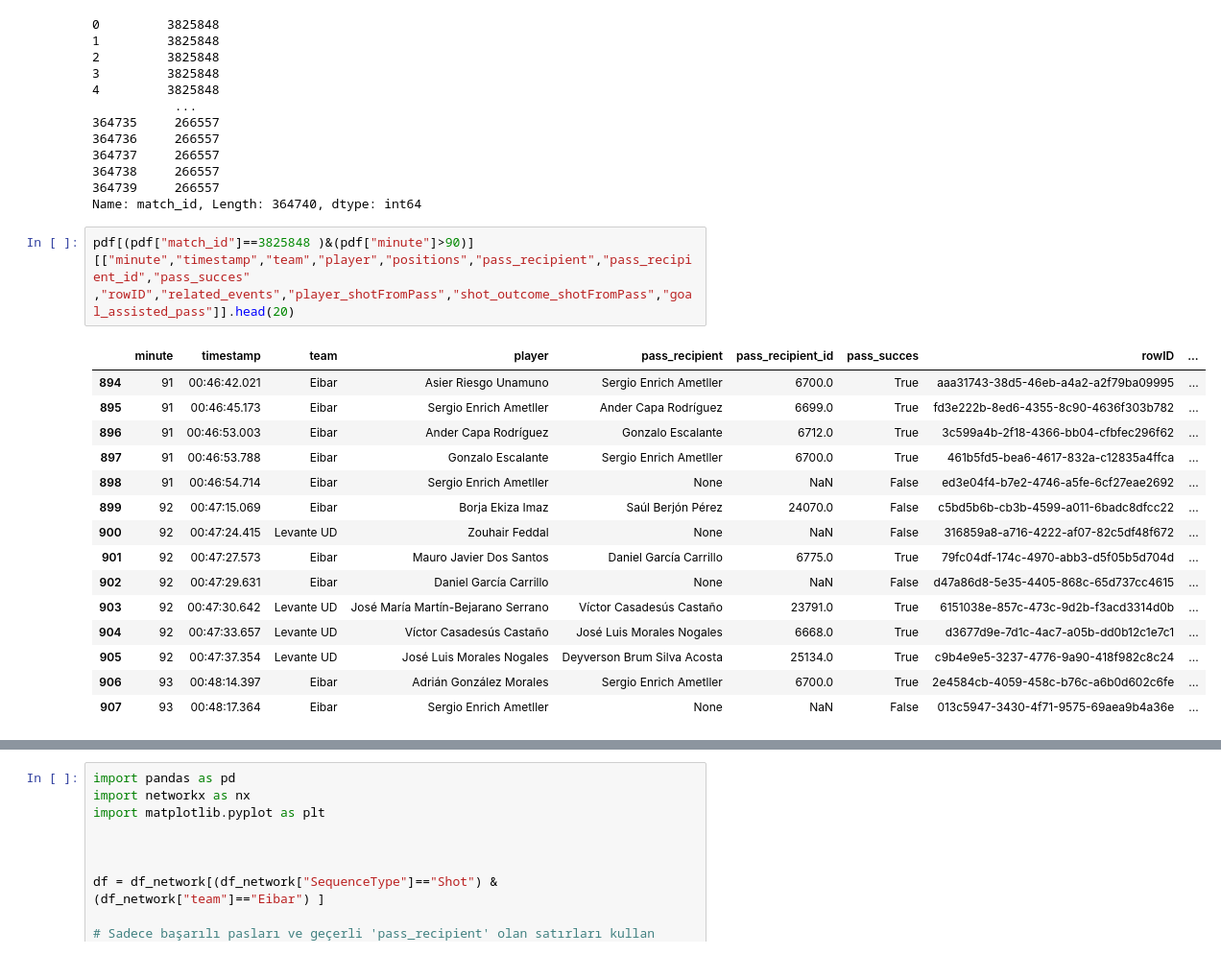
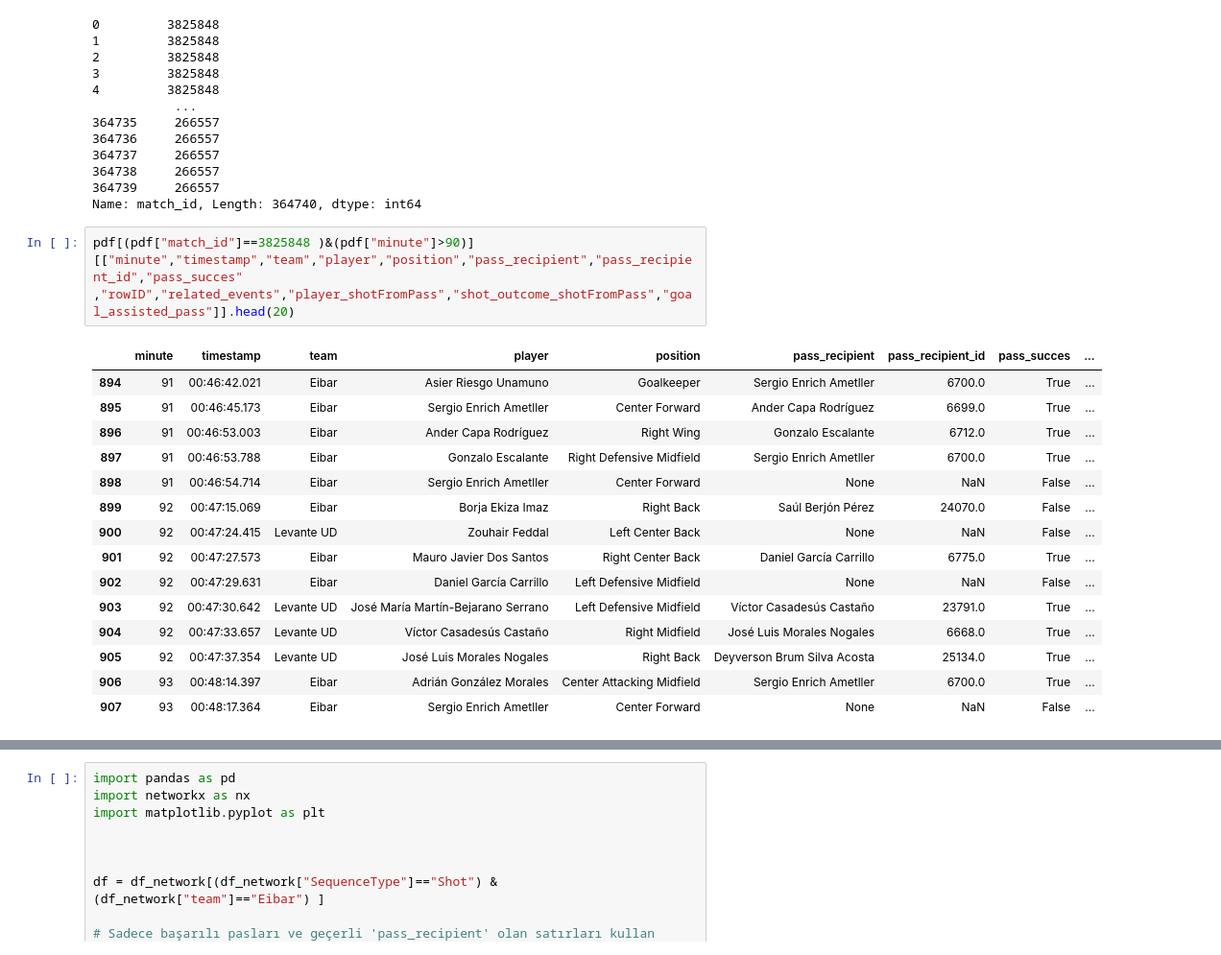
Before and after one commit to emirsglm/Bitirme, a Jupyter notebook: pass_network_creation.ipynb, the cells around one changed output, grey strips where cells are left out. Shown: that part at 96% size. Cells and saved outputs as stored; diff of their text form.

```diff
--- a/pass_network_creation.ipynb
+++ b/pass_network_creation.ipynb
@@ -91,23 +83,23 @@ pdf["match_id"]
 364739     266557
 Name: match_id, Length: 364740, dtype: int64
 # %%
-pdf[(pdf["match_id"]==3825848 )&(pdf["minute"]>90)][["minute","timestamp","team","player","positions","pass_recipient","pass_recipient_id","pass_succes" ,"rowID","related_events","player_shotFromPass","shot_outcome_shotFromPass","goal_assisted_pass"]].head(20)
+pdf[(pdf["match_id"]==3825848 )&(pdf["minute"]>90)][["minute","timestamp","team","player","position","pass_recipient","pass_recipient_id","pass_succes" ,"rowID","related_events","player_shotFromPass","shot_outcome_shotFromPass","goal_assisted_pass"]].head(20)
 # %% [output]
-|  | minute | timestamp | team | player | pass_recipient | pass_recipient_id | pass_succes | rowID | ... |
-| 894 | 91 | 00:46:42.021 | Eibar | Asier Riesgo Unamuno | Sergio Enrich Ametller | 6700.0 | True | aaa31743-38d5-46eb-a4a2-a2f79ba09995 | ... |
-| 895 | 91 | 00:46:45.173 | Eibar | Sergio Enrich Ametller | Ander Capa Rodríguez | 6699.0 | True | fd3e222b-8ed6-4355-8c90-4636f303b782 | ... |
-| 896 | 91 | 00:46:53.003 | Eibar | Ander Capa Rodríguez | Gonzalo Escalante | 6712.0 | True | 3c599a4b-2f18-4366-bb04-cfbfec296f62 | ... |
-| 897 | 91 | 00:46:53.788 | Eibar | Gonzalo Escalante | Sergio Enrich Ametller | 6700.0 | True | 461b5fd5-bea6-4617-832a-c12835a4ffca | ... |
-| 898 | 91 | 00:46:54.714 | Eibar | Sergio Enrich Ametller | None | NaN | False | ed3e04f4-b7e2-4746-a5fe-6cf27eae2692 | ... |
-| 899 | 92 | 00:47:15.069 | Eibar | Borja Ekiza Imaz | Saúl Berjón Pérez | 24070.0 | False | c5bd5b6b-cb3b-4599-a011-6badc8dfcc22 | ... |
-| 900 | 92 | 00:47:24.415 | Levante UD | Zouhair Feddal | None | NaN | False | 316859a8-a716-4222-af07-82c5df48f672 | ... |
-| 901 | 92 | 00:47:27.573 | Eibar | Mauro Javier Dos Santos | Daniel García Carrillo | 6775.0 | True | 79fc04df-174c-4970-abb3-d5f05b5d704d | ... |
-| 902 | 92 | 00:47:29.631 | Eibar | Daniel García Carrillo | None | NaN | False | d47a86d8-5e35-4405-868c-65d737cc4615 | ... |
-| 903 | 92 | 00:47:30.642 | Levante UD | José María Martín-Bejarano Serrano | Víctor Casadesús Castaño | 23791.0 | True | 6151038e-857c-473c-9d2b-f3acd3314d0b | ... |
-| 904 | 92 | 00:47:33.657 | Levante UD | Víctor Casadesús Castaño | José Luis Morales Nogales | 6668.0 | True | d3677d9e-7d1c-4ac7-a05b-dd0b12c1e7c1 | ... |
-| 905 | 92 | 00:47:37.354 | Levante UD | José Luis Morales Nogales | Deyverson Brum Silva Acosta | 25134.0 | True | c9b4e9e5-3237-4776-9a90-418f982c8c24 | ... |
-| 906 | 93 | 00:48:14.397 | Eibar | Adrián González Morales | Sergio Enrich Ametller | 6700.0 | True | 2e4584cb-4059-458c-b76c-a6b0d602c6fe | ... |
-| 907 | 93 | 00:48:17.364 | Eibar | Sergio Enrich Ametller | None | NaN | False | 013c5947-3430-4f71-9575-69aea9b4a36e | ... |
+|  | minute | timestamp | team | player | position | pass_recipient | pass_recipient_id | pass_succes | ... |
+| 894 | 91 | 00:46:42.021 | Eibar | Asier Riesgo Unamuno | Goalkeeper | Sergio Enrich Ametller | 6700.0 | True | ... |
+| 895 | 91 | 00:46:45.173 | Eibar | Sergio Enrich Ametller | Center Forward | Ander Capa Rodríguez | 6699.0 | True | ... |
+| 896 | 91 | 00:46:53.003 | Eibar | Ander Capa Rodríguez | Right Wing | Gonzalo Escalante | 6712.0 | True | ... |
+| 897 | 91 | 00:46:53.788 | Eibar | Gonzalo Escalante | Right Defensive Midfield | Sergio Enrich Ametller | 6700.0 | True | ... |
+| 898 | 91 | 00:46:54.714 | Eibar | Sergio Enrich Ametller | Center Forward | None | NaN | False | ... |
+| 899 | 92 | 00:47:15.069 | Eibar | Borja Ekiza Imaz | Right Back | Saúl Berjón Pérez | 24070.0 | False | ... |
+| 900 | 92 | 00:47:24.415 | Levante UD | Zouhair Feddal | Left Center Back | None | NaN | False | ... |
+| 901 | 92 | 00:47:27.573 | Eibar | Mauro Javier Dos Santos | Right Center Back | Daniel García Carrillo | 6775.0 | True | ... |
+| 902 | 92 | 00:47:29.631 | Eibar | Daniel García Carrillo | Left Defensive Midfield | None | NaN | False | ... |
+| 903 | 92 | 00:47:30.642 | Levante UD | José María Martín-Bejarano Serrano | Left Defensive Midfield | Víctor Casadesús Castaño | 23791.0 | True | ... |
+| 904 | 92 | 00:47:33.657 | Levante UD | Víctor Casadesús Castaño | Right Midfield | José Luis Morales Nogales | 6668.0 | True | ... |
+| 905 | 92 | 00:47:37.354 | Levante UD | José Luis Morales Nogales | Right Back | Deyverson Brum Silva Acosta | 25134.0 | True | ... |
+| 906 | 93 | 00:48:14.397 | Eibar | Adrián González Morales | Center Attacking Midfield | Sergio Enrich Ametller | 6700.0 | True | ... |
+| 907 | 93 | 00:48:17.364 | Eibar | Sergio Enrich Ametller | Center Forward | None | NaN | False | ... |
 # %%
 import pandas as pd
 
```
Also changed, not shown: parts of 4 cells of this notebook, 4 other files.
